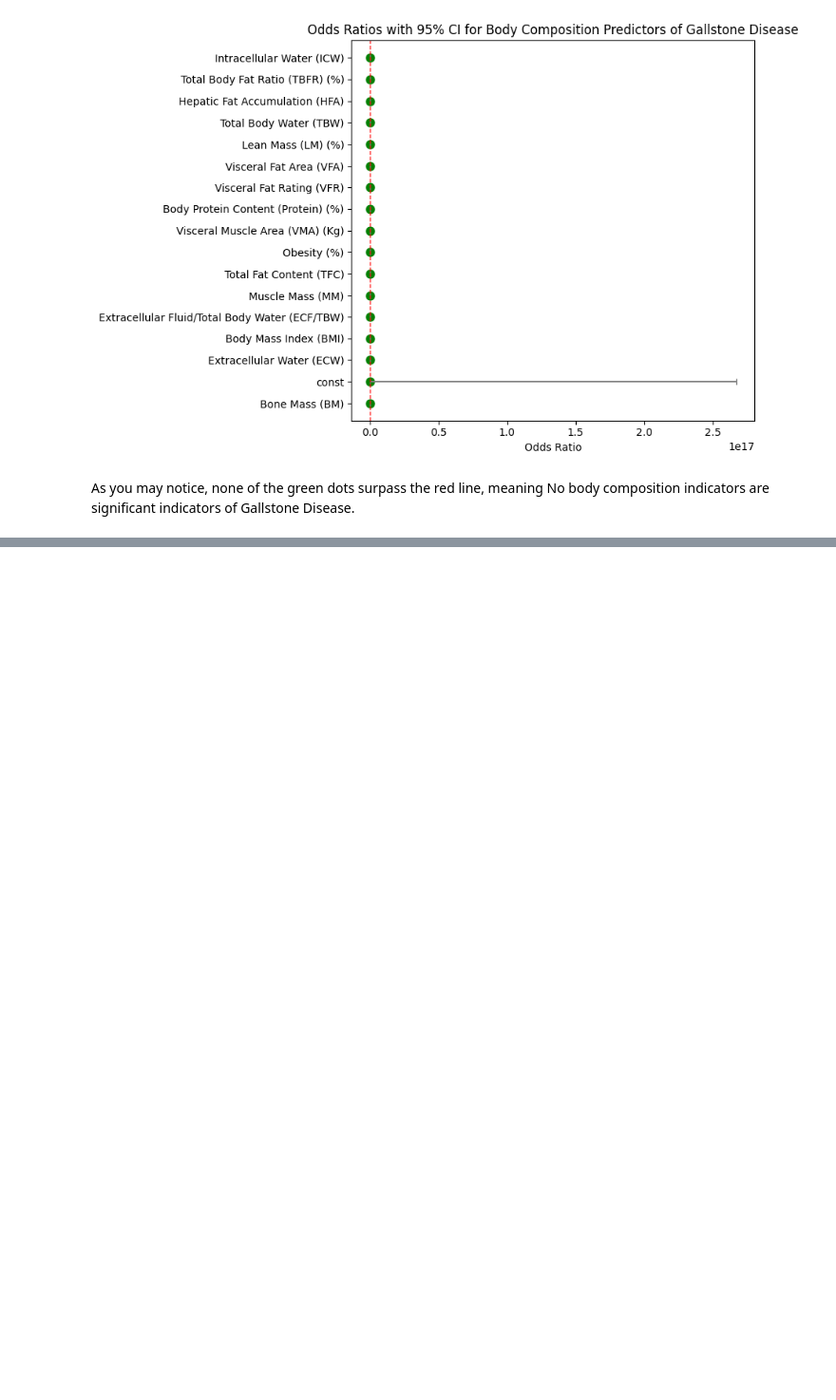
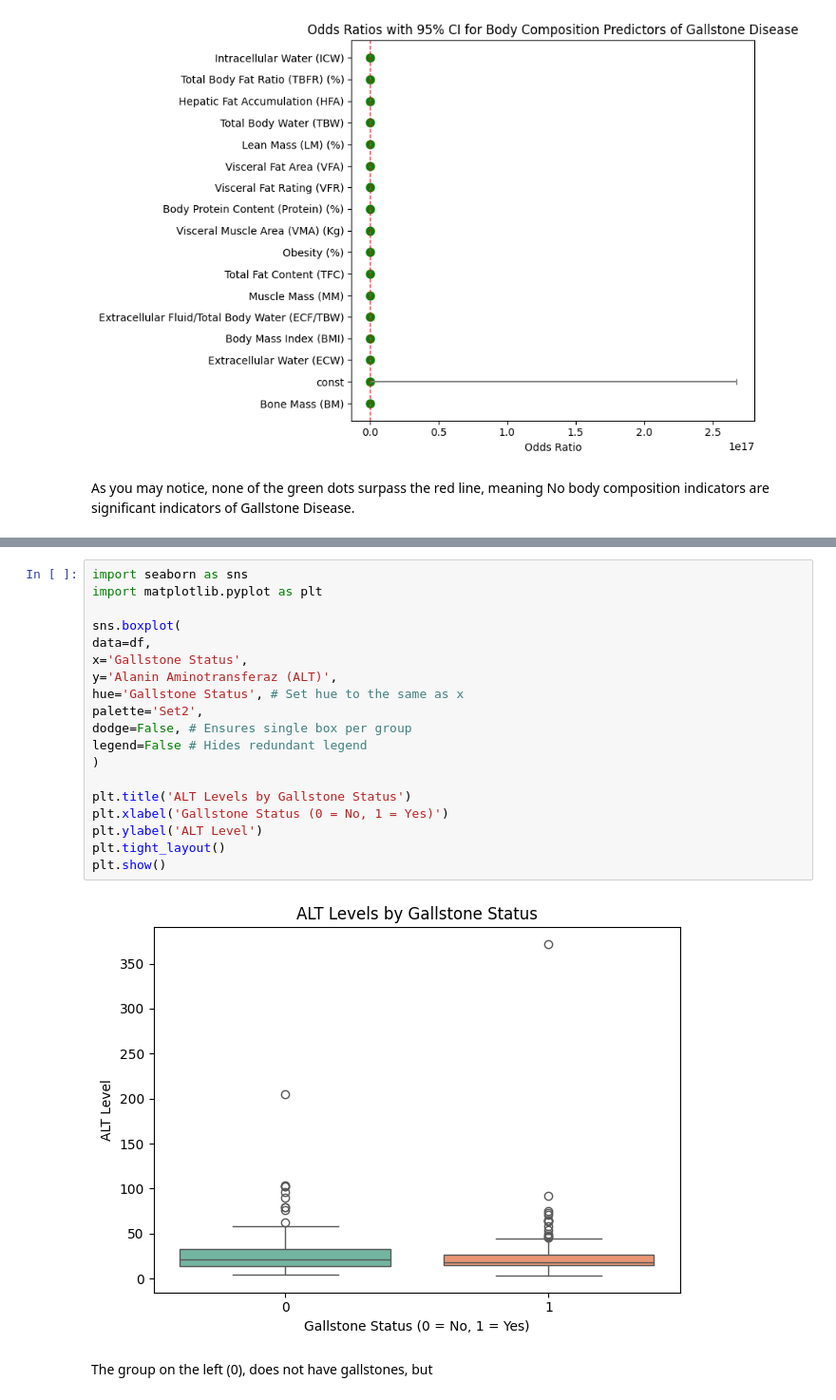
Before and after one commit to browndoneta/DSRP-Doneta, a Jupyter notebook: Gallstone_Research_Project.ipynb, the cells around one changed output, grey strips where cells are left out. Shown: that part at 95% size. Cells and saved outputs as stored; diff of their text form; blank space fills up the shorter version.

```diff
--- a/Gallstone_Research_Project.ipynb
+++ b/Gallstone_Research_Project.ipynb
@@ -619,0 +619,23 @@ As you may notice, none of the green dots surpass the red line, meaning No body
+# %%
+import seaborn as sns
+import matplotlib.pyplot as plt
+
+sns.boxplot(
+data=df,
+x='Gallstone Status',
+y='Alanin Aminotransferaz (ALT)',
+hue='Gallstone Status', # Set hue to the same as x
+palette='Set2',
+dodge=False, # Ensures single box per group
+legend=False # Hides redundant legend
+)
+
+plt.title('ALT Levels by Gallstone Status')
+plt.xlabel('Gallstone Status (0 = No, 1 = Yes)')
+plt.ylabel('ALT Level')
+plt.tight_layout()
+plt.show()
+# %% [output]
+[figure, added]
+# %% [markdown]
+The group on the left (0), does not have gallstones, but
```
Also changed, not shown: parts of 5 cells of this notebook.
